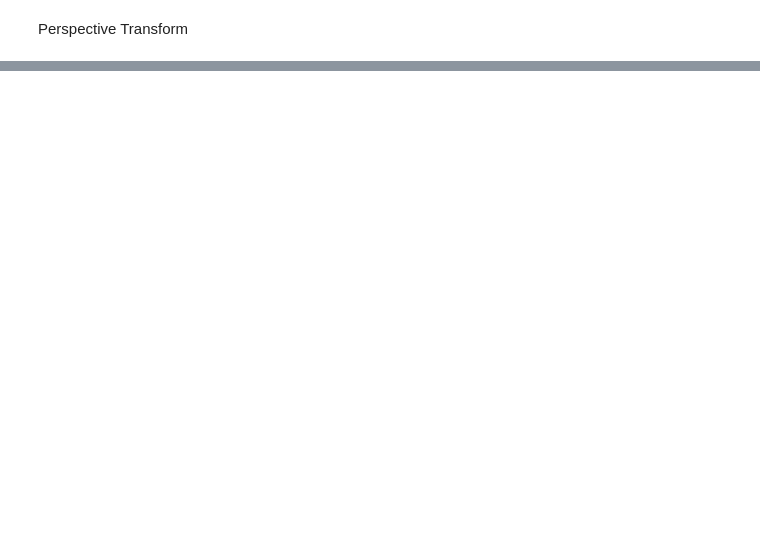
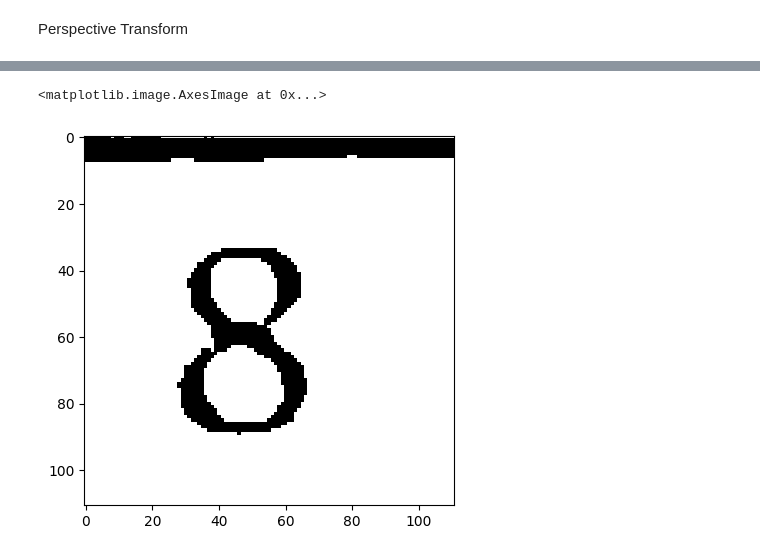
Before and after one commit to youssef-mohamed1809/Sudoku-Image-Processing, a Jupyter notebook: ProjectCV.ipynb, the cells around one changed output, grey strips where cells are left out. Cells and saved outputs as stored; diff of their text form; code cells hidden in the pictures; blank space fills up the shorter version.

```diff
--- a/ProjectCV.ipynb
+++ b/ProjectCV.ipynb
@@ -172,7 +200,7 @@ Apply a Gaussian Filter, get the absolute values, then Threshhold to only get th
 ret, thresh1 = cv2.threshold(dest, 0, 255, cv2.THRESH_BINARY)
 
 dest = thresh1.copy()
-dest = cv2.erode(thresh1,cv2.getStructuringElement(cv2.MORPH_ELLIPSE,(5,5)))
+dest = cv2.erode(thresh1,cv2.getStructuringElement(cv2.MORPH_ELLIPSE,(7,7)))
 
 
 plt.imshow(dest, cmap="gray")
@@ -285,0 +314,7 @@ for i, row in enumerate(axes):
+# %%
+
+ret, thresh1 = cv2.threshold(number_tiles[0][0], 120, 255, cv2.THRESH_BINARY)
+plt.imshow(thresh1, cmap="gray")
+# %% [output]
+<matplotlib.image.AxesImage at 0x...>
+[figure, added]
```
Also changed, not shown: parts of 14 cells of this notebook, 3 other files.
